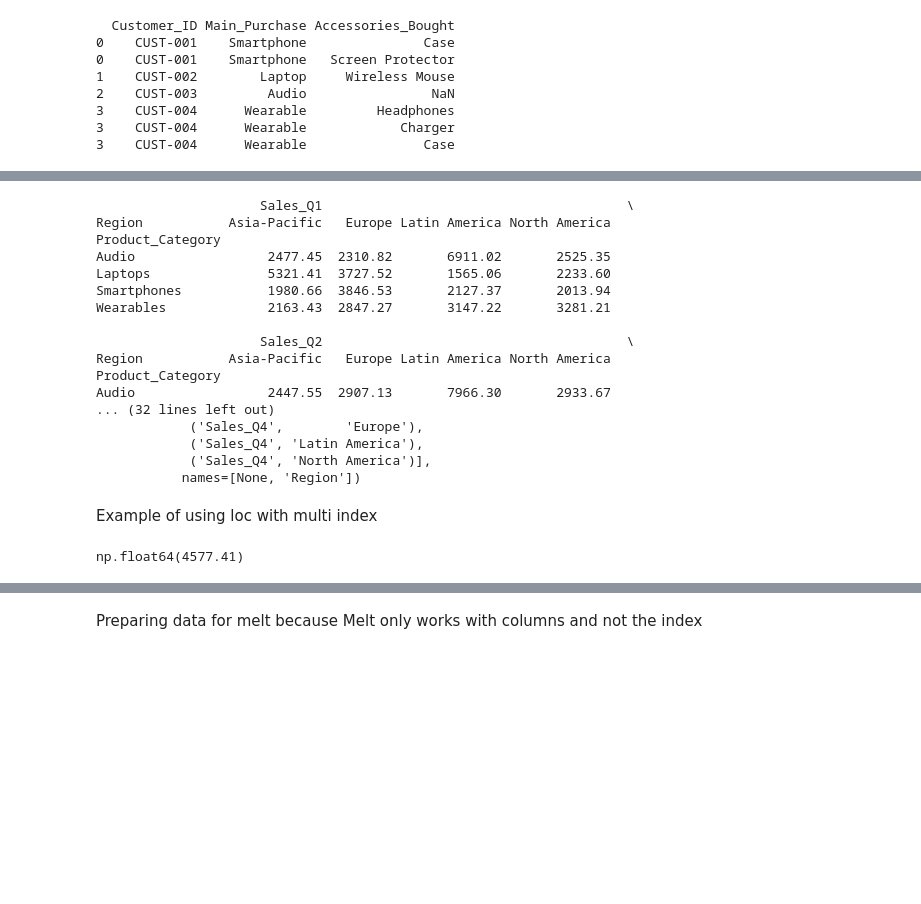
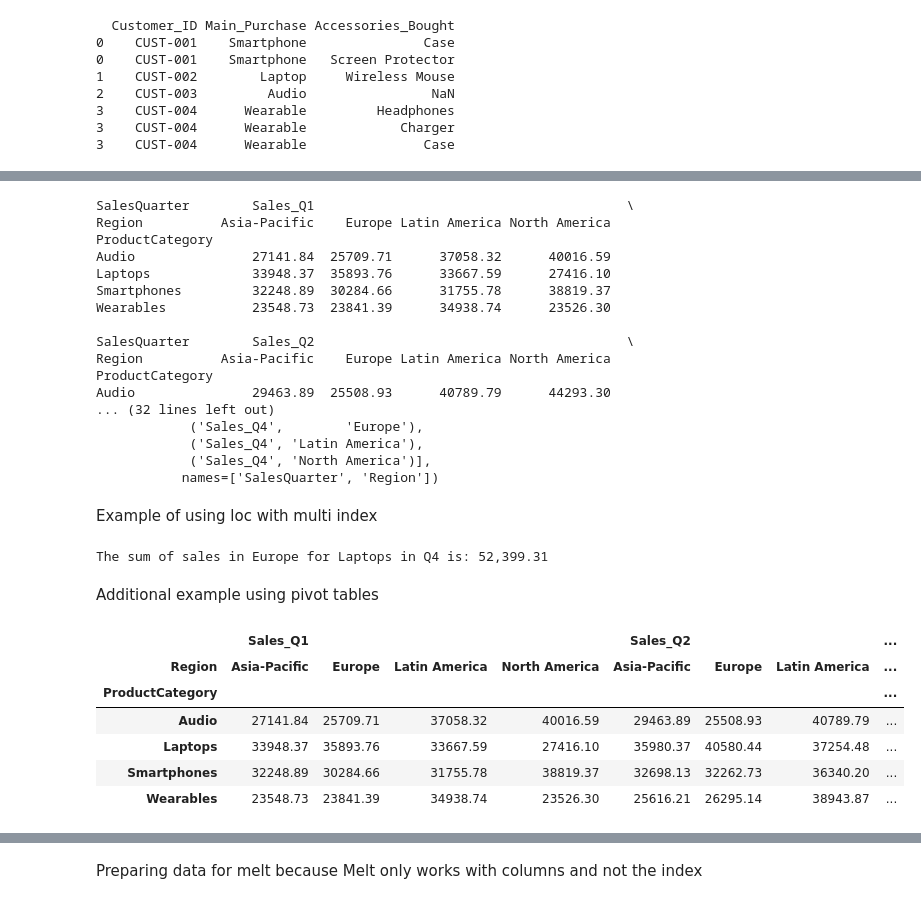
Before and after one commit to carlosjesuscaro/data_analysis_summary, a Jupyter notebook: Pandas.ipynb, the cells around one changed output, grey strips where cells are left out. Cells and saved outputs as stored; diff of their text form; code cells hidden in the pictures; blank space fills up the shorter version.

Commit message:
Melt example completed

```diff
--- a/Pandas.ipynb
+++ b/Pandas.ipynb
@@ -10,7 +10,7 @@ np.random.seed(42)
 random.seed(42)
 
 # 1. Define Business Categories
-n_rows = 100
+n_rows = 1000
 regions = ['North America', 'Europe', 'Asia-Pacific', 'Latin America']
 products = ['Laptops', 'Smartphones', 'Audio', 'Wearables']
 tiers = ['Standard', 'Premium', 'VIP']
@@ -20,10 +20,10 @@ accessories_pool = ['Case', 'Screen Protector', 'Extra Charger', 'Wireless Mouse
 data = {
     'Customer_ID': [f"CUST-{str(i).zfill(4)}" for i in range(1, n_rows + 1)],
     'Region': np.random.choice(regions, n_rows),
-    'Product_Category': np.random.choice(products, n_rows),
-    'Subscription_Tier': np.random.choice(tiers, n_rows, p=[0.6, 0.3, 0.1]),
-    'Customer_Rating': np.random.randint(1, 6, n_rows),
-    'Discount_Used': np.random.choice(['Yes', 'No'], n_rows, p=[0.4, 0.6]),
+    'ProductCategory': np.random.choice(products, n_rows),
+    'SubscriptionTier': np.random.choice(tiers, n_rows, p=[0.6, 0.3, 0.1]),
+    'CustomerRating': np.random.randint(1, 6, n_rows),
+    'DiscountUsed': np.random.choice(['Yes', 'No'], n_rows, p=[0.4, 0.6]),
 
     # Wide Panel Data: Quarterly Sales Revenue (in USD)
     'Sales_Q1': np.round(np.random.normal(500, 100, n_rows), 2),
@@ -126,31 +153,48 @@ Index: Index(['Audio', 'Laptops', 'Smartphones', 'Wearables'], dtype='str', name
 # %%
-prod_region_multiple = pd.pivot_table(df, index='Product_Category', columns='Region', values=['Sales_Q1', 'Sales_Q2', 'Sales_Q3', 'Sales_Q4'], aggfunc='sum')
+# Another pivot_table example
+
+prod_region_multiple = pd.pivot_table(df, index='ProductCategory', columns='Region', values=['Sales_Q1', 'Sales_Q2', 'Sales_Q3', 'Sales_Q4'], aggfunc='sum')
+prod_region_multiple.rename_axis(columns=['SalesQuarter', 'Region'], inplace=True)
 print(prod_region_multiple)
 print(f'Index: {prod_region_multiple.index} and columns {prod_region_multiple
 .columns}')
 
 # These columns are multi-level
 # %% [output]
-                     Sales_Q1                                       \
-Region           Asia-Pacific   Europe Latin America North America
-Product_Category
-Audio                 2477.45  2310.82       6911.02       2525.35
-Laptops               5321.41  3727.52       1565.06       2233.60
-Smartphones           1980.66  3846.53       2127.37       2013.94
-Wearables             2163.43  2847.27       3147.22       3281.21
+SalesQuarter        Sales_Q1                                        \
+Region          Asia-Pacific    Europe Latin America North America
+ProductCategory
+Audio               27141.84  25709.71      37058.32      40016.59
+Laptops             33948.37  35893.76      33667.59      27416.10
+Smartphones         32248.89  30284.66      31755.78      38819.37
+Wearables           23548.73  23841.39      34938.74      23526.30
 
-                     Sales_Q2                                       \
-Region           Asia-Pacific   Europe Latin America North America
-Product_Category
-Audio                 2447.55  2907.13       7966.30       2933.67
+SalesQuarter        Sales_Q2                                        \
+Region          Asia-Pacific    Europe Latin America North America
+ProductCategory
+Audio               29463.89  25508.93      40789.79      44293.30
 ... (32 lines left out)
             ('Sales_Q4',        'Europe'),
             ('Sales_Q4', 'Latin America'),
             ('Sales_Q4', 'North America')],
-           names=[None, 'Region'])
+           names=['SalesQuarter', 'Region'])
 # %% [markdown]
 Example of using loc with multi index
 # %%
-prod_region_multiple.loc['Laptops', ('Sales_Q4', 'Europe')]
+tmp = prod_region_multiple.loc['Laptops', ('Sales_Q4', 'Europe')]
+print(f'The sum of sales in Europe for Laptops in Q4 is: {tmp:,.2f}')
 # %% [output]
-np.float64(4577.41)
+The sum of sales in Europe for Laptops in Q4 is: 52,399.31
+# %% [markdown]
+Additional example using pivot tables
+# %%
+sales_quarter = pd.pivot_table(data=df, index='ProductCategory', columns='Region', values=['Sales_Q1', 'Sales_Q2', 'Sales_Q3', 'Sales_Q4'], aggfunc='sum')
+sales_quarter
+# %% [output]
+|  | Sales_Q1 |  |  |  | Sales_Q2 |  |  | ... |
+| Region | Asia-Pacific | Europe | Latin America | North America | Asia-Pacific | Europe | Latin America | ... |
+| ProductCategory |  |  |  |  |  |  |  | ... |
+| Audio | 27141.84 | 25709.71 | 37058.32 | 40016.59 | 29463.89 | 25508.93 | 40789.79 | ... |
+| Laptops | 33948.37 | 35893.76 | 33667.59 | 27416.10 | 35980.37 | 40580.44 | 37254.48 | ... |
+| Smartphones | 32248.89 | 30284.66 | 31755.78 | 38819.37 | 32698.13 | 32262.73 | 36340.20 | ... |
+| Wearables | 23548.73 | 23841.39 | 34938.74 | 23526.30 | 25616.21 | 26295.14 | 38943.87 | ... |
```
Also changed, not shown: parts of 11 cells of this notebook.
